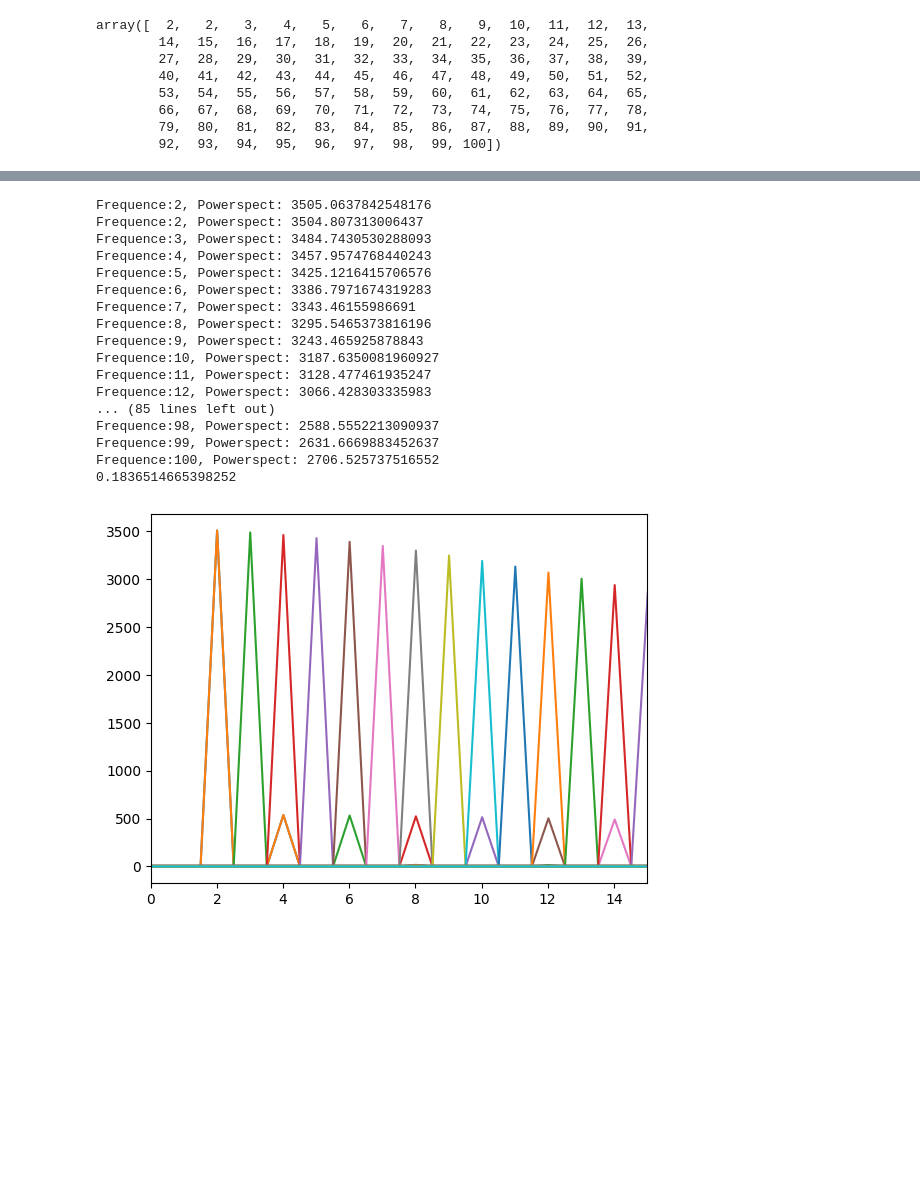
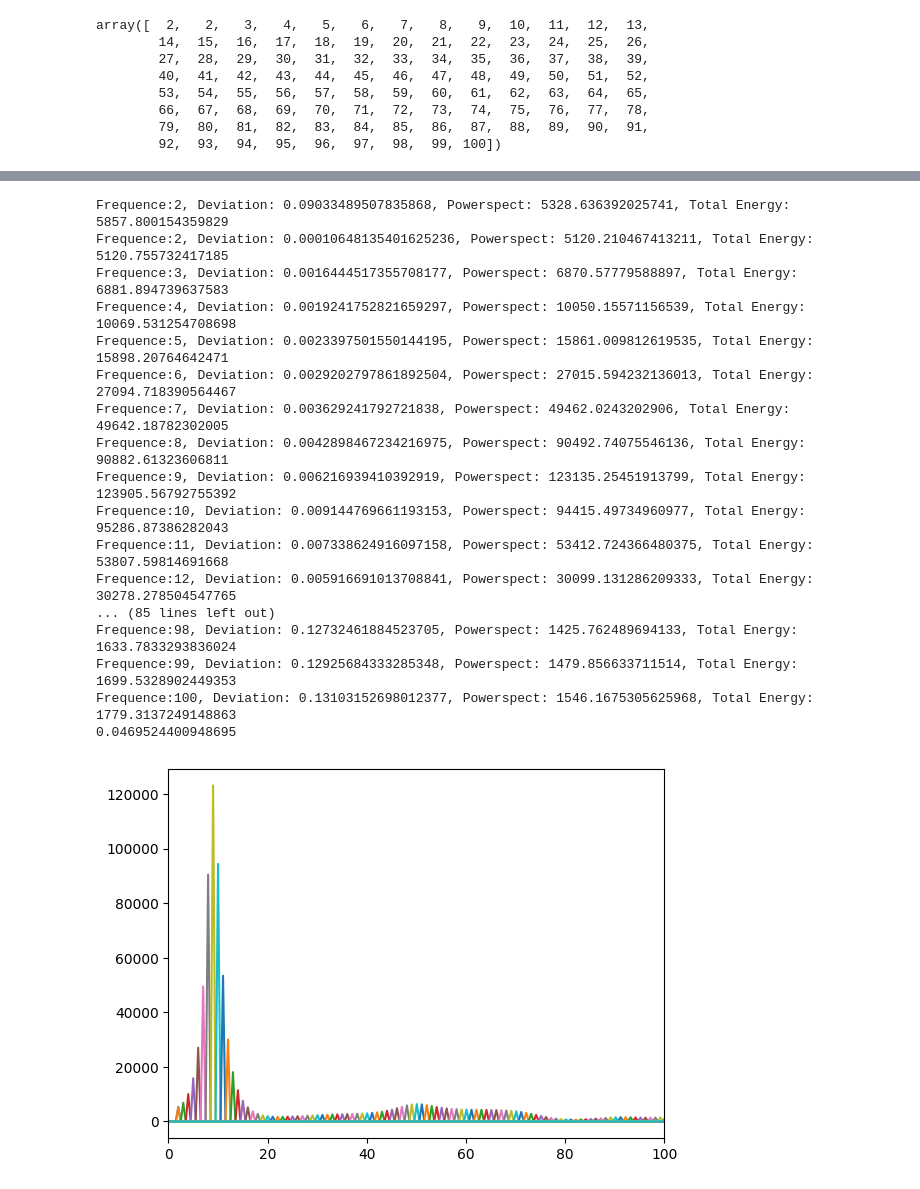
Before and after one commit to Sergio-Ltr/Generalized-Intrinsic-Plasticity, a Jupyter notebook: NOTEBOOKS/0.5_De_Phi.ipynb, the cells around one changed output, grey strips where cells are left out. Saved outputs shown, nothing was run; the diff lists cells and outputs as text; code cells hidden in the pictures; blank space fills up the shorter version.

```diff
--- a/NOTEBOOKS/0.5_De_Phi.ipynb
+++ b/NOTEBOOKS/0.5_De_Phi.ipynb
@@ -265,9 +270,11 @@ array([  2,   2,   3,   4,   5,   6,   7,   8,   9,  10,  11,  12,  13,
         66,  67,  68,  69,  70,  71,  72,  73,  74,  75,  76,  77,  78,
         79,  80,  81,  82,  83,  84,  85,  86,  87,  88,  89,  90,  91,
         92,  93,  94,  95,  96,  97,  98,  99, 100])
+# %%
+result_table = torch.zeros(2,2)
 # %%
 de_acc = 0
-reservoir = Reservoir(1, 10, bias=True, activation=torch.nn.Identity())
+reservoir = Reservoir(1, 100, bias=True, ro_rescale=0.9)
 
 for theta in theta_range:
     starttime = 0.0
@@ -283,5 +290,7 @@ for theta in theta_range:
 
     de_acc += deviation_from_linearity(f_res, theta, verbose=True)
 
-print(de_acc/len(theta_range))
+de_fi = de_acc/len(theta_range)
+result_table[0,0] = de_fi
+print(de_fi)
 # %% [output]
@@ -305,0 +315,23 @@ Frequence:100, Powerspect: 10783.98409255564
+# %%
+de_acc = []
+reservoir.reset_initial_state()
+reservoir.rescale_weights(0.99) #activation=torch.nn.Tanh())
+
+for theta in theta_range:
+    starttime = 0.0
+    endtime = 2.0
+    steps = 1000
+    t = np.linspace(starttime, endtime, num=steps)
+    f = np.sin(2*np.pi*theta*t)
+
+    f_res = reservoir.predict(f).numpy()
+    f_res -= np.mean(f_res, axis=0)
+    f_res = np.mean(f_res, axis=1)
+
+    de_theta = deviation_from_linearity(f_res, theta, verbose=True)
+    de_acc.append(de_theta)
+
+
+de_fi = sum(de_acc)/len(theta_range)
+result_table[1,0] = de_fi
+print(de_fi)
@@ -306,38 +357,43 @@ Frequence:100, Powerspect: 10783.98409255564
 # %%
-de_acc = 0
-reservoir = Reservoir(1, 10, bias=True) #activation=torch.nn.Tanh())
+de_acc = [ ]
+reservoir.reset_initial_state()
+reservoir.activation = torch.nn.Identity()#)
+reservoir.rescale_weights(0.99)
+
 
 for theta in theta_range:
     starttime = 0.0
     endtime = 2.0
     steps = 1000
     t = np.linspace(starttime, endtime, num=steps)
     f = np.sin(2*np.pi*theta*t)
 
     f_res = reservoir.predict(f).numpy()
     f_res -= np.mean(f_res, axis=0)
     f_res = np.mean(f_res, axis=1)
 
 
-    de_acc += deviation_from_linearity(f_res, theta, verbose=True)
+    de_acc.append(deviation_from_linearity(f_res, theta, verbose=True))
 
-print(de_acc/len(theta_range))
+de_fi = sum(de_acc)/len(theta_range)
+result_table[1, 1] = de_fi
+print(de_fi)
 # %% [output]
-Frequence:2, Powerspect: 3505.0637842548176
-Frequence:2, Powerspect: 3504.807313006437
-Frequence:3, Powerspect: 3484.7430530288093
-Frequence:4, Powerspect: 3457.9574768440243
-Frequence:5, Powerspect: 3425.1216415706576
-Frequence:6, Powerspect: 3386.7971674319283
-Frequence:7, Powerspect: 3343.46155986691
-Frequence:8, Powerspect: 3295.5465373816196
-Frequence:9, Powerspect: 3243.465925878843
-Frequence:10, Powerspect: 3187.6350081960927
-Frequence:11, Powerspect: 3128.477461935247
-Frequence:12, Powerspect: 3066.428303335983
+Frequence:2, Deviation: 0.09033489507835868, Powerspect: 5328.636392025741, Total Energy: 5857.800154359829
+Frequence:2, Deviation: 0.00010648135401625236, Powerspect: 5120.210467413211, Total Energy: 5120.755732417185
+Frequence:3, Deviation: 0.0016444517355708177, Powerspect: 6870.57779588897, Total Energy: 6881.894739637583
+Frequence:4, Deviation: 0.0019241752821659297, Powerspect: 10050.15571156539, Total Energy: 10069.531254708698
+Frequence:5, Deviation: 0.0023397501550144195, Powerspect: 15861.009812619535, Total Energy: 15898.20764642471
+Frequence:6, Deviation: 0.0029202797861892504, Powerspect: 27015.594232136013, Total Energy: 27094.718390564467
+Frequence:7, Deviation: 0.003629241792721838, Powerspect: 49462.0243202906, Total Energy: 49642.18782302005
+Frequence:8, Deviation: 0.0042898467234216975, Powerspect: 90492.74075546136, Total Energy: 90882.61323606811
+Frequence:9, Deviation: 0.006216939410392919, Powerspect: 123135.25451913799, Total Energy: 123905.56792755392
+Frequence:10, Deviation: 0.009144769661193153, Powerspect: 94415.49734960977, Total Energy: 95286.87386282043
+Frequence:11, Deviation: 0.007338624916097158, Powerspect: 53412.724366480375, Total Energy: 53807.59814691668
+Frequence:12, Deviation: 0.005916691013708841, Powerspect: 30099.131286209333, Total Energy: 30278.278504547765
 ... (85 lines left out)
-Frequence:98, Powerspect: 2588.5552213090937
-Frequence:99, Powerspect: 2631.6669883452637
-Frequence:100, Powerspect: 2706.525737516552
-0.1836514665398252
+Frequence:98, Deviation: 0.12732461884523705, Powerspect: 1425.762489694133, Total Energy: 1633.7833293836024
+Frequence:99, Deviation: 0.12925684333285348, Powerspect: 1479.856633711514, Total Energy: 1699.5328902449353
+Frequence:100, Deviation: 0.13103152698012377, Powerspect: 1546.1675305625968, Total Energy: 1779.3137249148863
+0.0469524400948695
-[figure, old version]
+[figure, new version]
```
Also changed, not shown: parts of 27 cells of this notebook, 1 other file.
